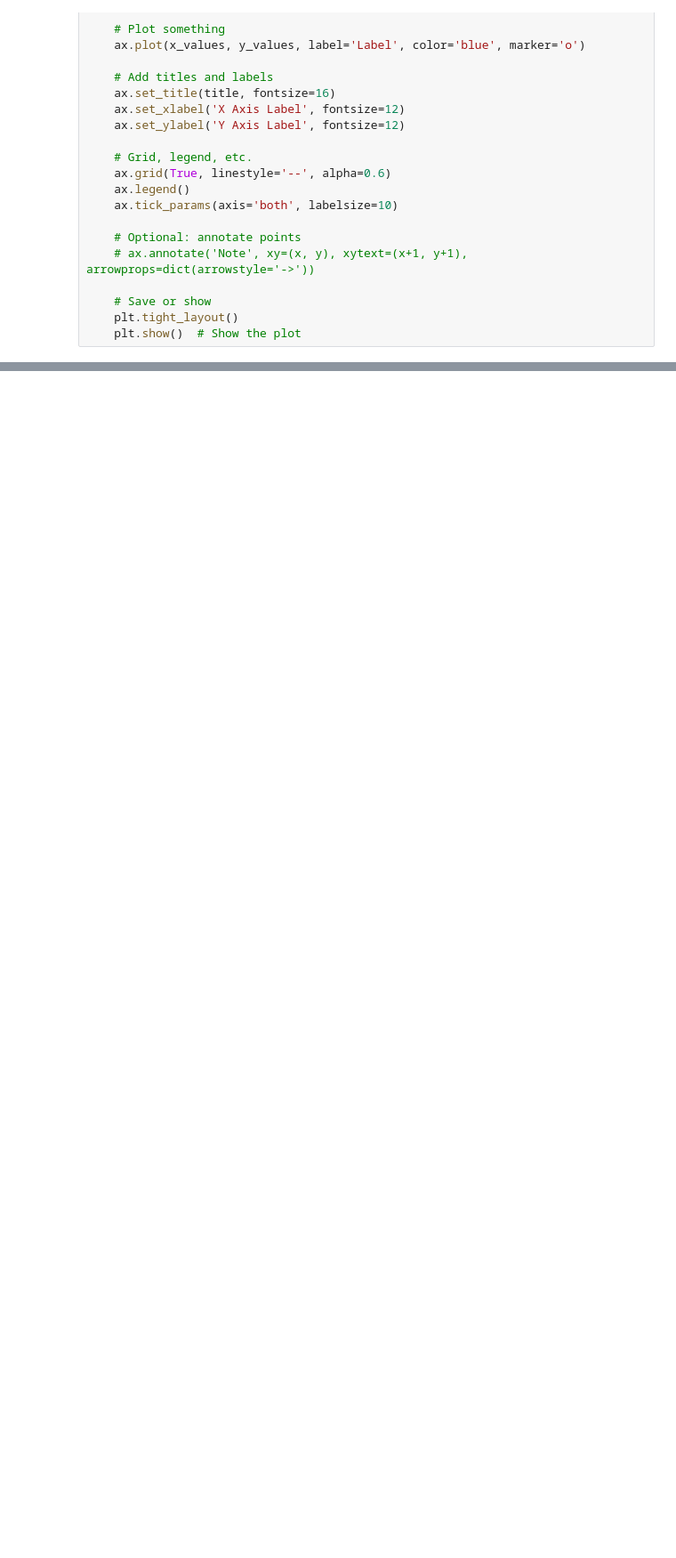
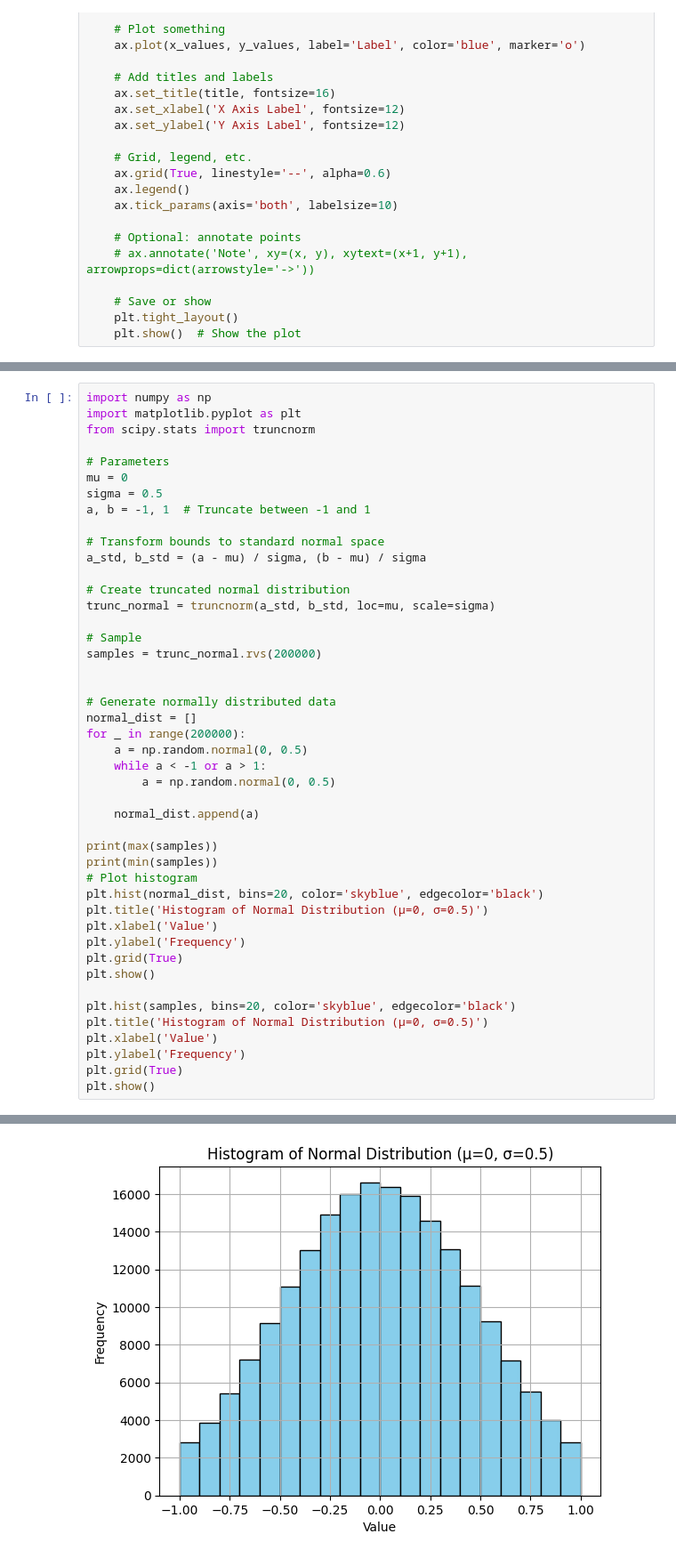
Before and after one commit to AlexandreMilharado/Robotics, a Jupyter notebook: Proj1/controllers/p1_util/notebook.ipynb, the cells around one changed output, grey strips where cells are left out. Shown at 89% size. Drawn from its saved outputs; the diff is of its cells as text; blank space fills up the shorter version.

```diff
--- a/Proj1/controllers/p1_util/notebook.ipynb
+++ b/Proj1/controllers/p1_util/notebook.ipynb
@@ -86,0 +90,46 @@ plot_graph(x_values, y_values, "Mean per Gen")
+# %%
+import numpy as np
+import matplotlib.pyplot as plt
+from scipy.stats import truncnorm
+
+# Parameters
+mu = 0
+sigma = 0.5
+a, b = -1, 1  # Truncate between -1 and 1
+
+# Transform bounds to standard normal space
+a_std, b_std = (a - mu) / sigma, (b - mu) / sigma
+
+# Create truncated normal distribution
+trunc_normal = truncnorm(a_std, b_std, loc=mu, scale=sigma)
+
+# Sample
+samples = trunc_normal.rvs(200000)
+
+
+# Generate normally distributed data
+normal_dist = []
+for _ in range(200000):
+    a = np.random.normal(0, 0.5)
+    while a < -1 or a > 1:
+        a = np.random.normal(0, 0.5)
+
+    normal_dist.append(a)
+
+print(max(samples))
+print(min(samples))
+# Plot histogram
+plt.hist(normal_dist, bins=20, color='skyblue', edgecolor='black')
+plt.title('Histogram of Normal Distribution (μ=0, σ=0.5)')
+plt.xlabel('Value')
+plt.ylabel('Frequency')
+plt.grid(True)
+plt.show()
+
+plt.hist(samples, bins=20, color='skyblue', edgecolor='black')
+plt.title('Histogram of Normal Distribution (μ=0, σ=0.5)')
+plt.xlabel('Value')
+plt.ylabel('Frequency')
+plt.grid(True)
+plt.show()
+# %% [output]
@@ -86,0 +138 @@ plot_graph(x_values, y_values, "Mean per Gen")
+[figure, added]
```
Also changed, not shown: parts of 5 cells of this notebook, 12 other files.
